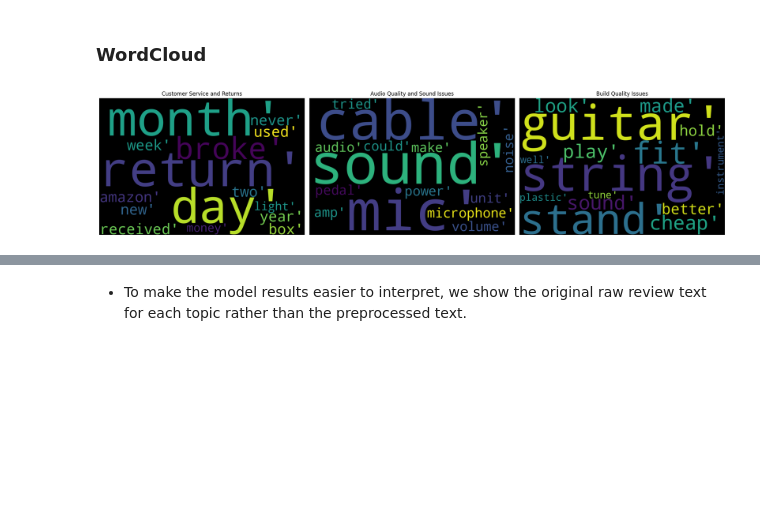
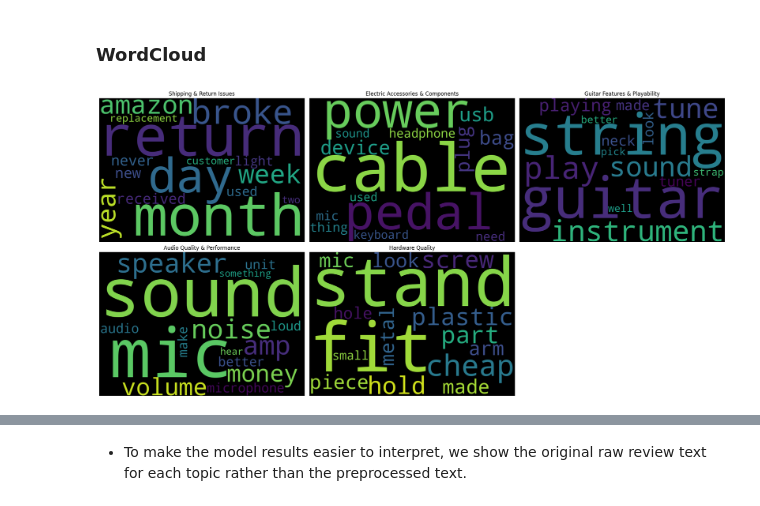
Before and after one commit to cosmicurvy/amazon-reviews-nlp, a Jupyter notebook: notebooks/TopicModeling_and_EDA.ipynb, the cells around one changed output, grey strips where cells are left out. Saved outputs shown, nothing was run; the diff lists cells and outputs as text; code cells hidden in the pictures; blank space fills up the shorter version.

```diff
--- a/notebooks/TopicModeling_and_EDA.ipynb
+++ b/notebooks/TopicModeling_and_EDA.ipynb
@@ -236,26 +238,34 @@ topic2 ="''guitar', 'string', 'stand', 'fit', 'cheap', 'sound', 'play', 'made',
+# %%
+topic0 = "return, month, day, broke, amazon, week, year, received, never, new, light, used, replacement, two, customer"
+topic1 = "cable, pedal, power, device, bag, usb, plug, also, thing, mic, headphone, need, keyboard, sound, used"
+topic2 = "guitar, string, play, instrument, sound, tune, playing, tuner, neck, made, look, better, well, strap, pick"
+topic3 = "sound, mic, speaker, amp, noise, volume, money, microphone, better, make, audio, unit, loud, something, hear"
+topic4 = "stand, fit, cheap, plastic, hold, screw, part, piece, mic, made, arm, metal, look, hole, small"
 # %%
 # function for  word cloud
-def generate_wordcloud(words, topic):
-  wc = WordCloud(width=900,height=600, background_color='black').generate(words)
-  plt.title(f"{topic}")
-  plt.imshow(wc)
-  plt.axis('off')
-  plt.tight_layout()
+def generate_wordcloud(words, topic, ax):
+  wc = WordCloud(width=1000,height=700, background_color='black').generate(words)
+  ax.set_title(f"{topic}")
+  ax.imshow(wc)
+  ax.axis('off')
 # %% [markdown]
 ### WordCloud
-# %%
-plt.figure(figsize=(20,20))
-
-plt.subplot(1,3,1)
-generate_wordcloud(words= topic0, topic="Customer Service and Returns")
-
-plt.subplot(1,3,2)
-generate_wordcloud(words= topic1, topic="Audio Quality and Sound Issues")
-
-plt.subplot(1,3,3)
-generate_wordcloud(words= topic2, topic="Build Quality Issues")
-# %% [output]
-[figure, removed]
+# %%
+fig, axes = plt.subplots(2, 3, figsize=(20,10))
+axes = axes.flatten()
+
+generate_wordcloud(words= topic0, topic="Shipping & Return Issues", ax= axes[0])
+generate_wordcloud(words= topic1, topic="Electric Accessories & Components", ax= axes[1])
+generate_wordcloud(words= topic2, topic="Guitar Features & Playability", ax= axes[2])
+generate_wordcloud(words= topic3, topic="Audio Quality & Performance", ax= axes[3])
+generate_wordcloud(words= topic4, topic="Hardware Quality", ax= axes[4])
+
+axes[5].set_visible(False)
+
+plt.tight_layout()
+plt.show()
+# %% [output]
+[figure, added]
 # %%
 # get the topic probabilities
 topic_probabilities = lda_model.transform(doc_matrix)
```
Also changed, not shown: parts of 18 cells of this notebook.
